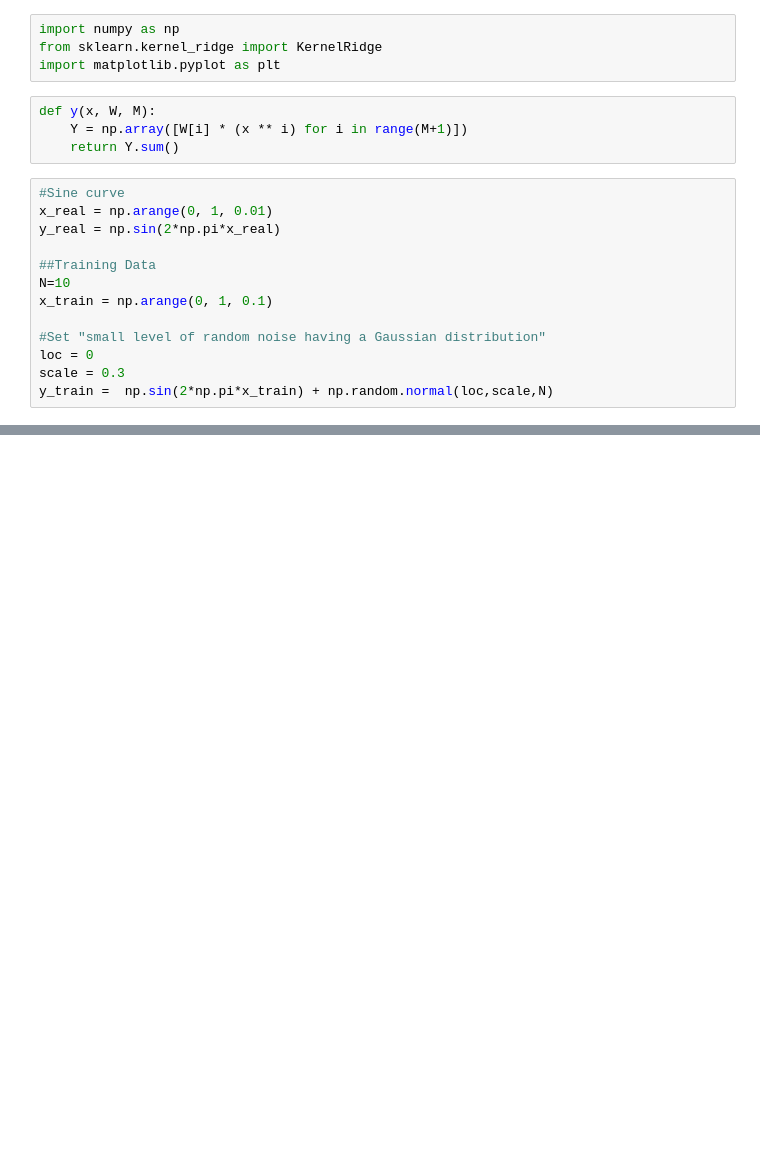
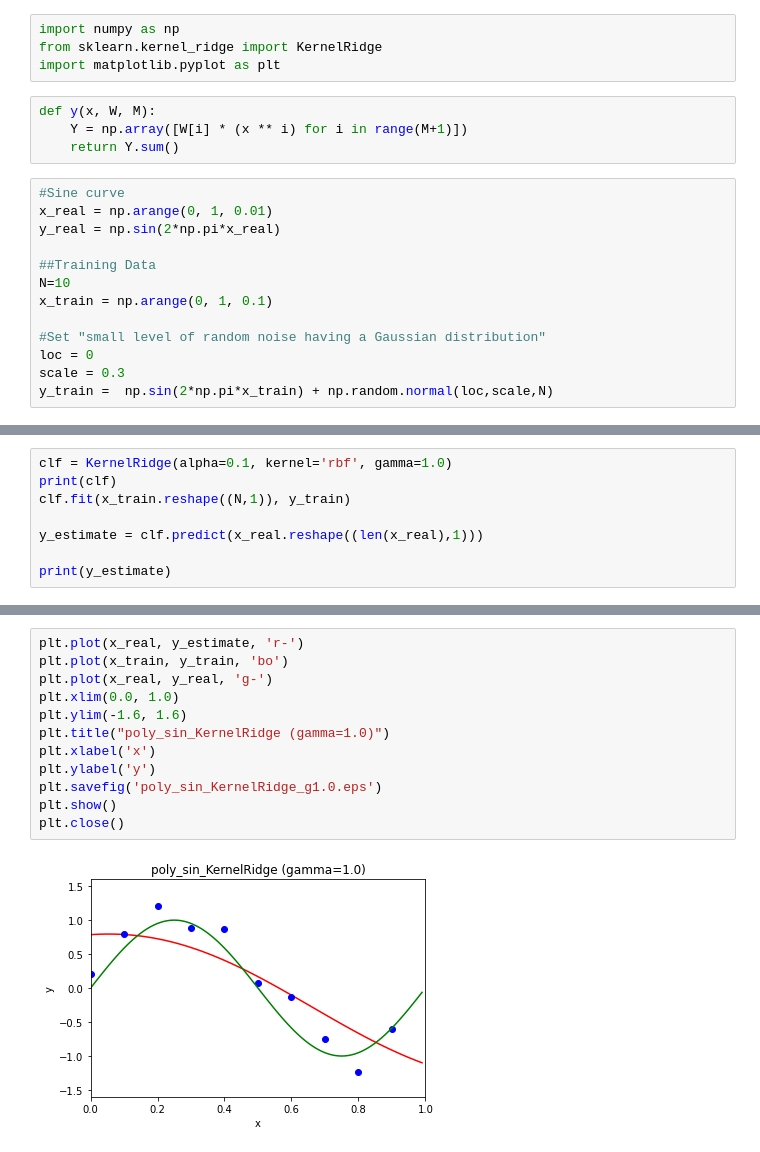
Before and after one commit to namoshi/ml_intro, a Jupyter notebook: poly_sin_KernelRidge.ipynb, the cells around one changed output, grey strips where cells are left out. Saved outputs shown, nothing was run; the diff lists cells and outputs as text; blank space fills up the shorter version.

```diff
--- a/poly_sin_KernelRidge.ipynb
+++ b/poly_sin_KernelRidge.ipynb
@@ -67,0 +68,8 @@ plt.close()
+# %%
+clf = KernelRidge(alpha=0.1, kernel='rbf', gamma=1.0)
+print(clf)
+clf.fit(x_train.reshape((N,1)), y_train)
+
+y_estimate = clf.predict(x_real.reshape((len(x_real),1)))
+
+print(y_estimate)
@@ -67,0 +96,14 @@ plt.close()
+# %%
+plt.plot(x_real, y_estimate, 'r-')
+plt.plot(x_train, y_train, 'bo')
+plt.plot(x_real, y_real, 'g-')
+plt.xlim(0.0, 1.0)
+plt.ylim(-1.6, 1.6)
+plt.title("poly_sin_KernelRidge (gamma=1.0)")
+plt.xlabel('x')
+plt.ylabel('y')
+plt.savefig('poly_sin_KernelRidge_g1.0.eps')
+plt.show()
+plt.close()
+# %% [output]
+[figure, added]
```
Also changed, not shown: parts of 5 cells of this notebook.
